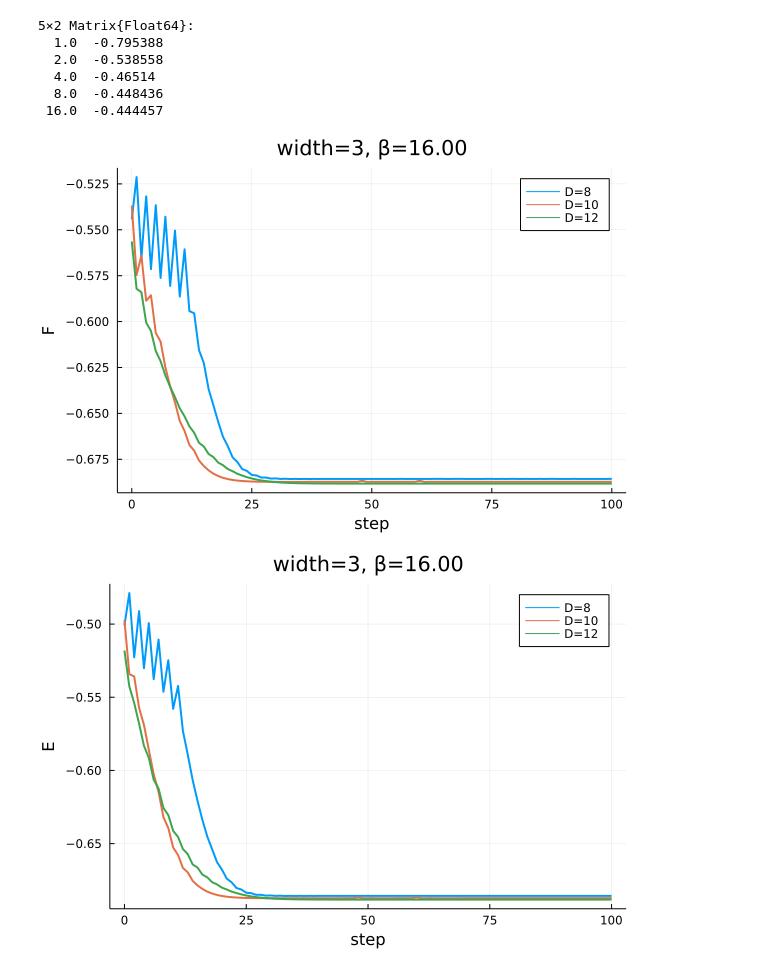
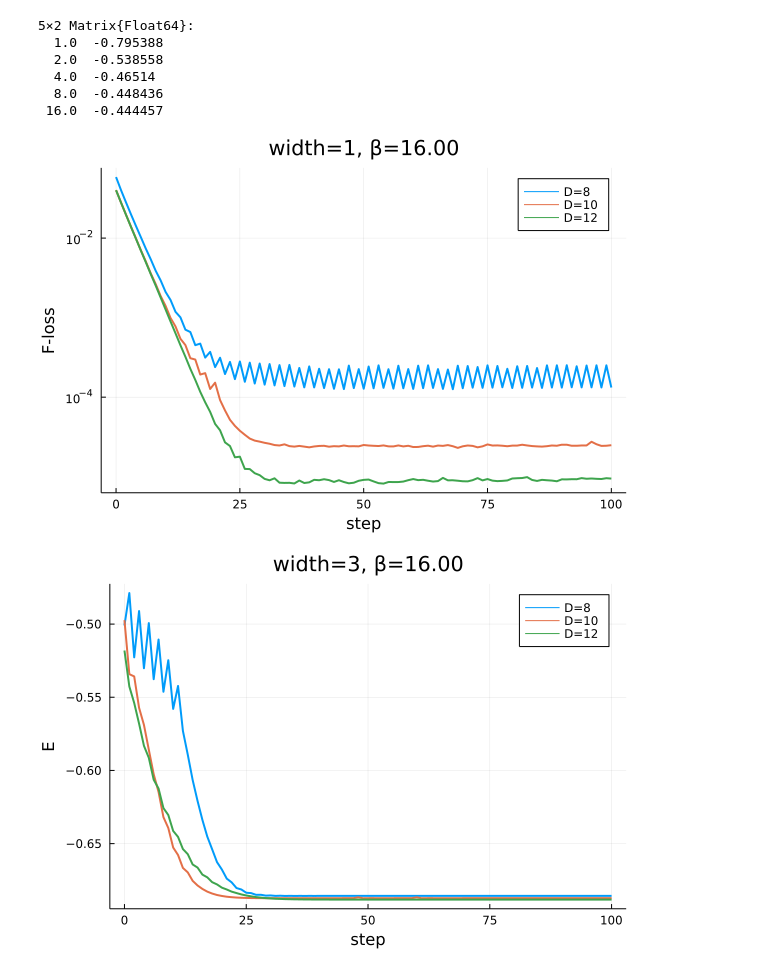
Before and after one commit to Sharon-Liang/JuliaCMPO, a Jupyter notebook: ipynb-ls/XXZ_cylinder.ipynb, the cells around one changed output. Cells and saved outputs as stored; diff of their text form; code cells hidden in the pictures.

```diff
--- a/ipynb-ls/XXZ_cylinder.ipynb
+++ b/ipynb-ls/XXZ_cylinder.ipynb
@@ -17,17 +17,18 @@ dtrg = readdlm("/data/sliang/CMPO/XXZ/Jxy_1.00_Jz_1.00/DTRG_Result/Obsv_F_bondD_
   8.0  -0.448436
  16.0  -0.444457
 # %%
-β = 16.0; W = 3
+β = 16.0; W = 1
 d08 = readFECvS(8,β,wid = W);
 d10 = readFECvS(10,β,wid = W);
 d12 = readFECvS(12,β,wid = W);
 # %%
-plot(d08[:,1], d08[:,2], line=(2), label="D=8")
-plot!(d10[:,1], d10[:,2], line=(2), label="D=10")
-plot!(d12[:,1], d12[:,2], line=(2), label="D=12")
-plot!(xlabel="step", ylabel="F", title=@sprintf "width=%i, β=%.2f" W β)
+id = Integer(log(2,β))+1
+plot(d08[:,1], d08[:,2] .- dtrg[id,2], line=(2), label="D=8")
+plot!(d10[:,1], d10[:,2] .- dtrg[id,2], line=(2), label="D=10")
+plot!(d12[:,1], d12[:,2] .- dtrg[id,2], line=(2), label="D=12")
+plot!(yscale=:log, xlabel="step", ylabel="F-loss", title=@sprintf "width=%i, β=%.2f" W β)
 # %% [output]
-[figure, old version]
+[figure, new version]
 # %%
 plot(d08[:,1], d08[:,3], line=(2), label="D=8")
 plot!(d10[:,1], d10[:,3], line=(2), label="D=10")
```
